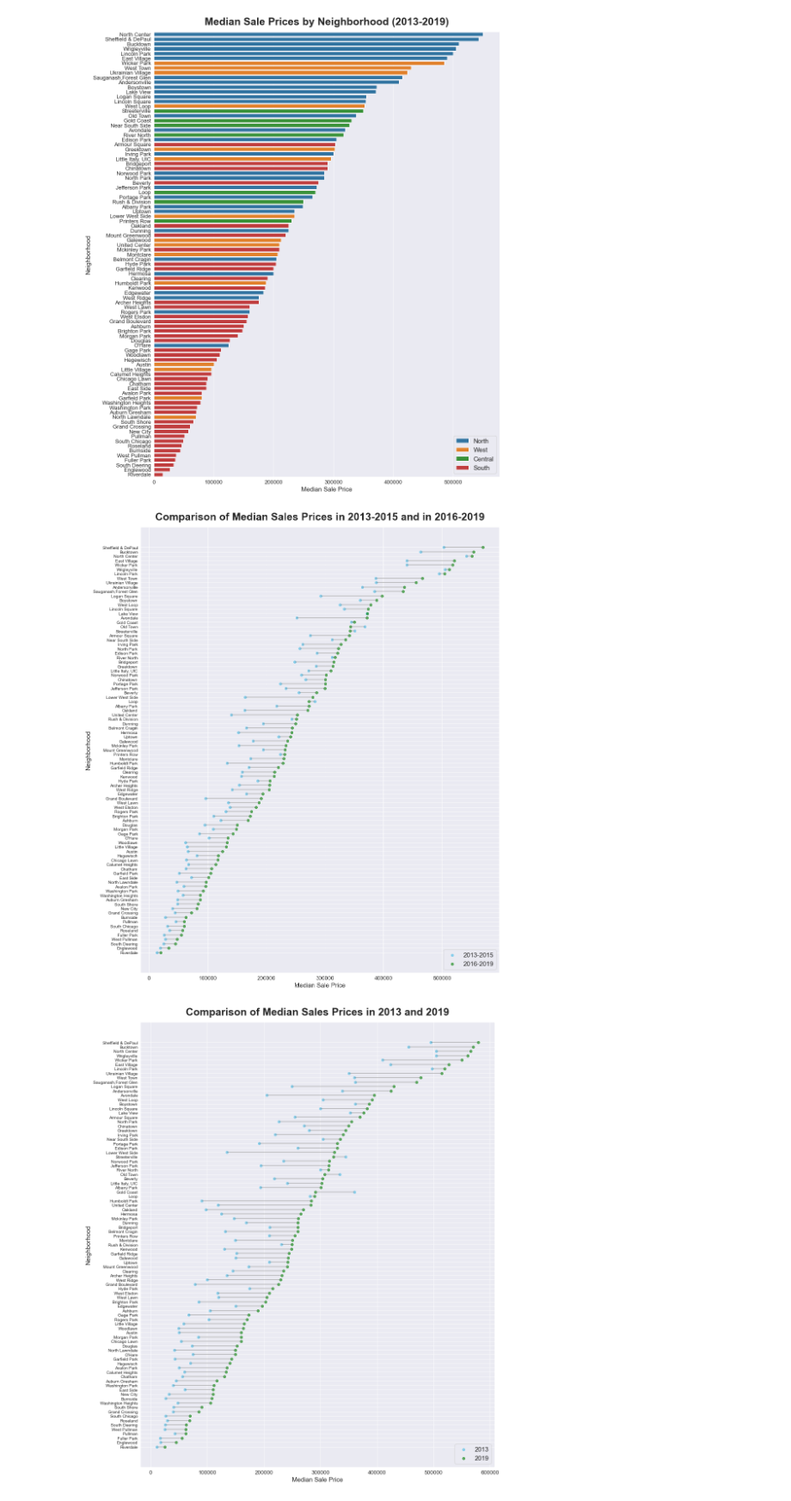
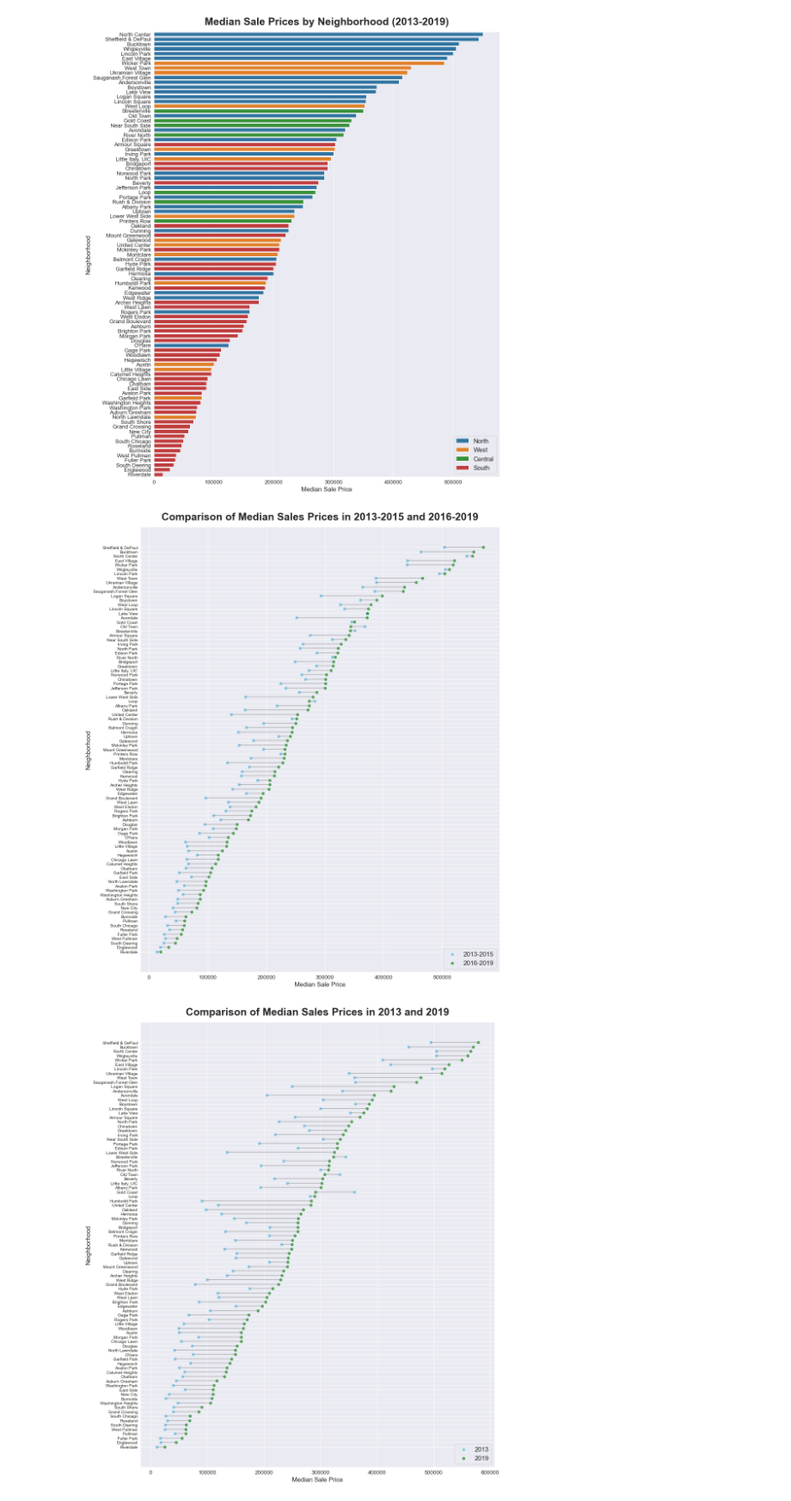
Before and after one commit to ymericson/ml-project, a Jupyter notebook: data_viz.ipynb, the cells around one changed output. Shown at 86% size. Drawn from its saved outputs; the diff is of its cells as text; code cells hidden in the pictures.

Commit message:
changed graph names

```diff
--- a/data_viz.ipynb
+++ b/data_viz.ipynb
@@ -114,35 +114,35 @@ plt.show()
 sales_compare = final_df.groupby(['pri_neigh', 'Year'])['sale_price'].median().unstack()
 sales_compare['2013-2015'] = sales_compare[[2013, 2014, 2015]].mean(axis=1)
 sales_compare['2016-2019'] = sales_compare[[2016, 2017, 2018, 2019]].mean(axis=1)
 sales_compare = sales_compare[['2013-2015', '2016-2019']]
 sales_compare = sales_compare.sort_values(by='2016-2019', ascending=True)
 
 
 my_range=range(1,len(sales_compare.index)+1)
 
 # The vertical plot is made using the hline function
 # I load the seaborn library only to benefit the nice looking feature
 fig, ax = plt.subplots(figsize=(14,16))
 
 plt.hlines(y=my_range, xmin=sales_compare['2013-2015'], xmax=sales_compare['2016-2019'], color='grey', alpha=0.6)
 plt.scatter(sales_compare['2013-2015'], my_range, color='skyblue', alpha=1, label='2013-2015')
 plt.scatter(sales_compare['2016-2019'], my_range, color='green', alpha=0.6 , label='2016-2019')
 plt.legend()
 
 # Add title and axis names
-ax.set_title('Comparison of Median Sales Prices in 2013-2015 and in 2016-2019', fontsize=25,
+ax.set_title('Comparison of Median Sales Prices in 2013-2015 and 2016-2019', fontsize=25,
              fontweight="bold", loc='center', y=1.01)
 ax.set_xlabel('Median Sale Price', fontsize=15)
 ax.set_ylabel('Neighborhood', fontsize=15)
 plt.xticks(fontsize=13)
 plt.yticks(my_range, sales_compare.index)
 plt.legend(loc='lower right', fontsize=15)
 
 fig.tight_layout()
 plt.savefig('figures/median_saleprice_avg.png')
 plt.show()
 # %% [output]
-[figure, old version]
+[figure, new version]
 # %%
 sales_compare_2 = final_df[(final_df['Year'] == 2013) | (final_df['Year'] == 2019)]
 sales_compare_2 = sales_compare_2.groupby(['pri_neigh', 'Year'])['sale_price'].median().unstack()
```
Also changed, not shown: 2 other files.
